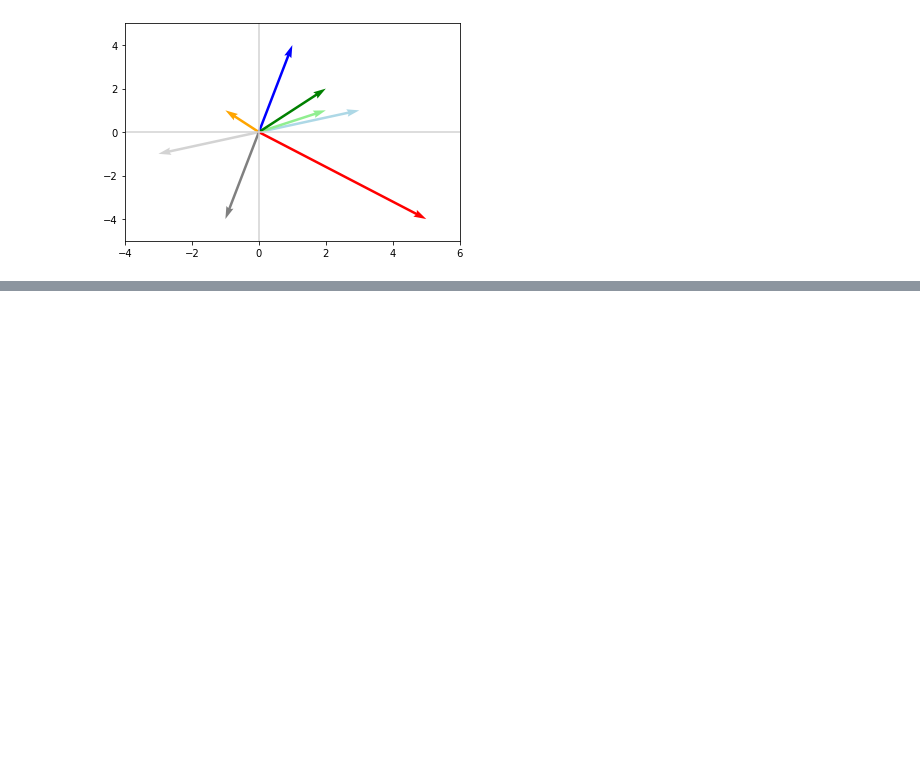
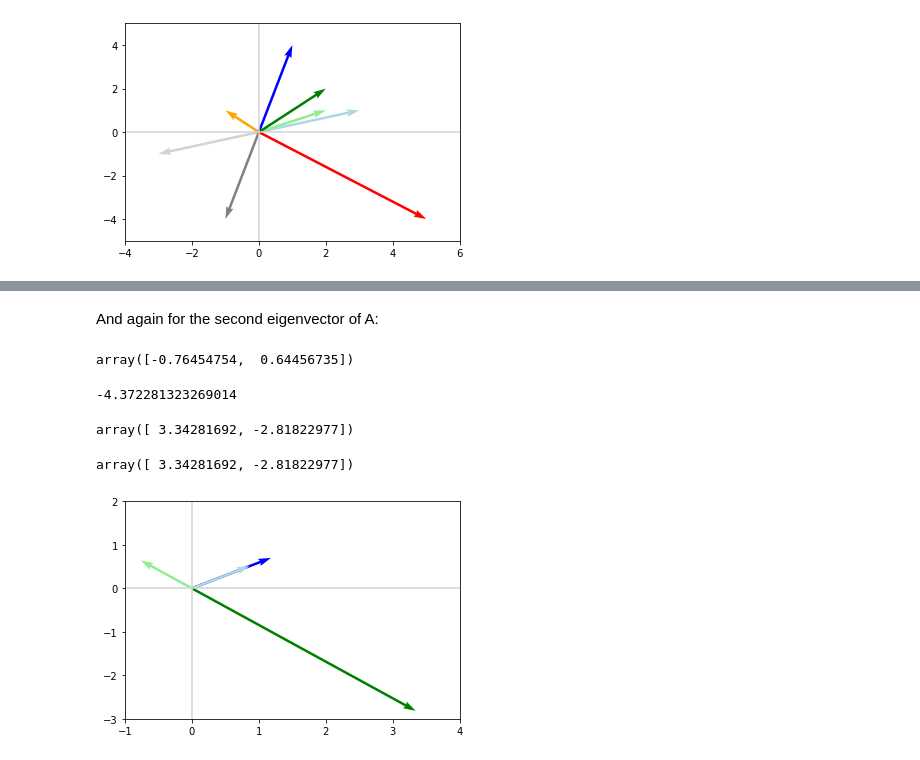
Before and after one commit to Sanjeevk26/MathsForML, a Jupyter notebook: Linear Algebra/10) Eigenvectors and Eigenvalues.ipynb, the cells around one changed output, grey strips where cells are left out. Saved outputs shown, nothing was run; the diff lists cells and outputs as text; code cells hidden in the pictures; blank space fills up the shorter version.

```diff
--- a/Linear Algebra/10) Eigenvectors and Eigenvalues.ipynb
+++ b/Linear Algebra/10) Eigenvectors and Eigenvalues.ipynb
@@ -264,0 +265,28 @@ _ = plt.ylim(-1, 2)
+# %% [markdown]
+And again for the second eigenvector of A:
+# %%
+v2 = V[:,1]
+v2
+# %% [output]
+array([-0.76454754,  0.64456735])
+# %%
+lambda2 = lambdas[1]
+lambda2
+# %% [output]
+-4.372281323269014
+# %%
+Av2 = np.dot(A, v2)
+Av2
+# %% [output]
+array([ 3.34281692, -2.81822977])
+# %%
+lambda2 * v2
+# %% [output]
+array([ 3.34281692, -2.81822977])
+# %%
+plot_vectors([Av, v, Av2, v2],
+            ['blue', 'lightblue', 'green', 'lightgreen'])
+plt.xlim(-1, 4)
+_ = plt.ylim(-3, 2)
+# %% [output]
+[figure, added]
```
Also changed, not shown: parts of 26 cells of this notebook.
